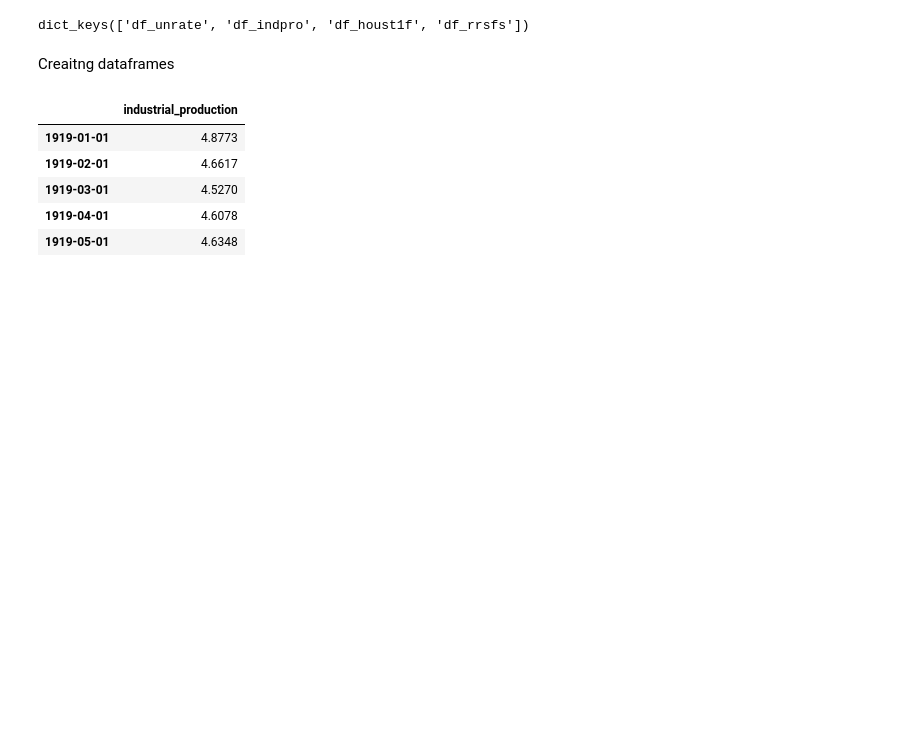
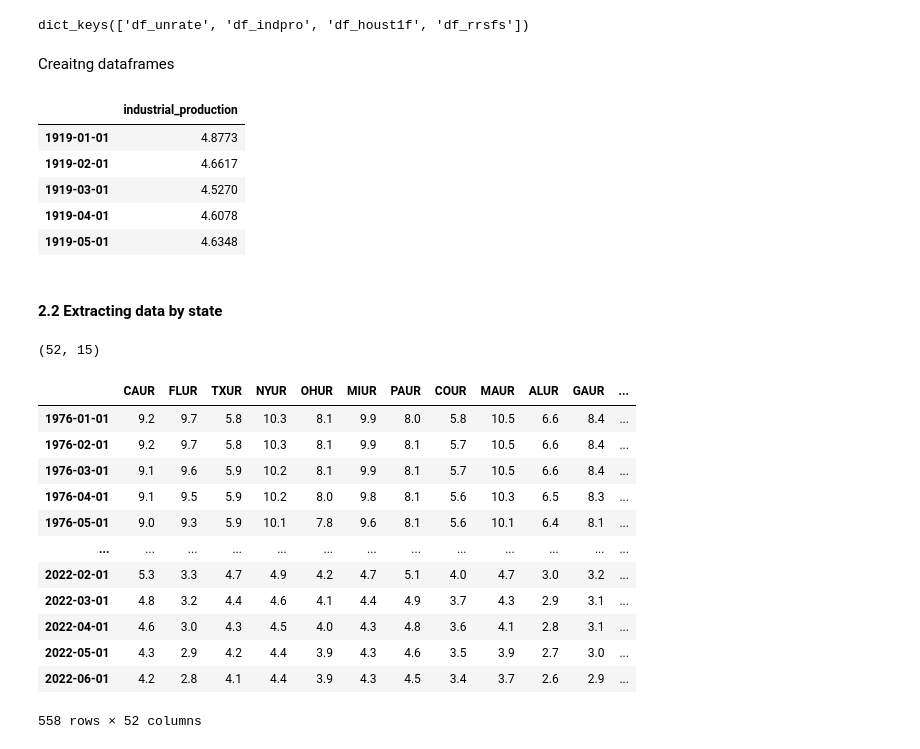
Before and after one commit to kevinmiguel97/Unemployment-analysis, a Jupyter notebook: notebook_unemployment.ipynb, the cells around one changed output. Saved outputs shown, nothing was run; the diff lists cells and outputs as text; code cells hidden in the pictures; blank space fills up the shorter version.

```diff
--- a/notebook_unemployment.ipynb
+++ b/notebook_unemployment.ipynb
@@ -166,3 +139,39 @@ df_indpro.head()
 | 1919-03-01 | 4.5270 |
 | 1919-04-01 | 4.6078 |
 | 1919-05-01 | 4.6348 |
+# %% [markdown]
+#### 2.2 Extracting data by state
+# %%
+search_by_state = fred.search('unemployment by state', order_by='popularity')
+search_by_state = search_by_state[(search_by_state['title'].str.contains('Unemployment Rate in')) & (search_by_state['units'] == 'Percent')
+                     & (search_by_state['frequency_short'] == 'M') & (search_by_state['seasonal_adjustment_short'] == 'SA')]
+# Dropping regions
+search_by_state = search_by_state.drop(['CMWRUR', 'LASMT261982000000003', 'CNERUR', 'LASMT391746000000003', 'CWSTUR', 'CSOUUR', 'CNEWUR'])
+search_by_state.shape
+# %% [output]
+(52, 15)
+# %%
+# Extracting each dataset and joining them
+all_results = []
+
+for myid in search_by_state.index:
+    results = fred.get_series(myid)
+    results = results.to_frame(name=myid)
+    all_results.append(results)
+unrate_states = pd.concat(all_results, axis=1)
+# %%
+unrate_states
+# %% [output]
+|  | CAUR | FLUR | TXUR | NYUR | OHUR | MIUR | PAUR | COUR | MAUR | ALUR | GAUR | ... |
+| 1976-01-01 | 9.2 | 9.7 | 5.8 | 10.3 | 8.1 | 9.9 | 8.0 | 5.8 | 10.5 | 6.6 | 8.4 | ... |
+| 1976-02-01 | 9.2 | 9.7 | 5.8 | 10.3 | 8.1 | 9.9 | 8.1 | 5.7 | 10.5 | 6.6 | 8.4 | ... |
+| 1976-03-01 | 9.1 | 9.6 | 5.9 | 10.2 | 8.1 | 9.9 | 8.1 | 5.7 | 10.5 | 6.6 | 8.4 | ... |
+| 1976-04-01 | 9.1 | 9.5 | 5.9 | 10.2 | 8.0 | 9.8 | 8.1 | 5.6 | 10.3 | 6.5 | 8.3 | ... |
+| 1976-05-01 | 9.0 | 9.3 | 5.9 | 10.1 | 7.8 | 9.6 | 8.1 | 5.6 | 10.1 | 6.4 | 8.1 | ... |
+| ... | ... | ... | ... | ... | ... | ... | ... | ... | ... | ... | ... | ... |
+| 2022-02-01 | 5.3 | 3.3 | 4.7 | 4.9 | 4.2 | 4.7 | 5.1 | 4.0 | 4.7 | 3.0 | 3.2 | ... |
+| 2022-03-01 | 4.8 | 3.2 | 4.4 | 4.6 | 4.1 | 4.4 | 4.9 | 3.7 | 4.3 | 2.9 | 3.1 | ... |
+| 2022-04-01 | 4.6 | 3.0 | 4.3 | 4.5 | 4.0 | 4.3 | 4.8 | 3.6 | 4.1 | 2.8 | 3.1 | ... |
+| 2022-05-01 | 4.3 | 2.9 | 4.2 | 4.4 | 3.9 | 4.3 | 4.6 | 3.5 | 3.9 | 2.7 | 3.0 | ... |
+| 2022-06-01 | 4.2 | 2.8 | 4.1 | 4.4 | 3.9 | 4.3 | 4.5 | 3.4 | 3.7 | 2.6 | 2.9 | ... |
+558 rows × 52 columns
```
Also changed, not shown: parts of 7 cells of this notebook.
